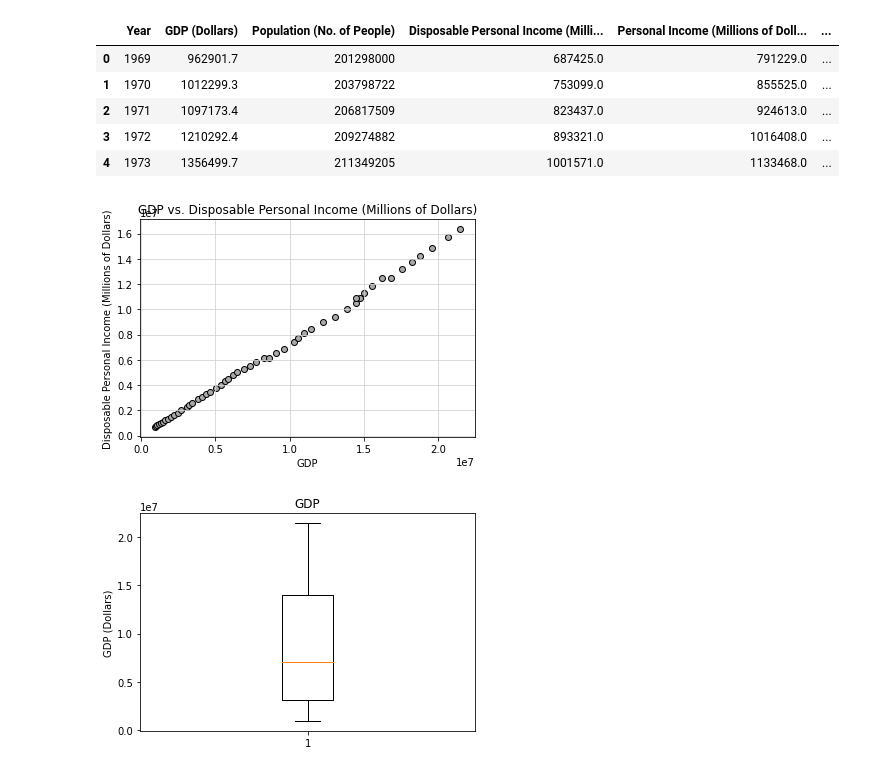
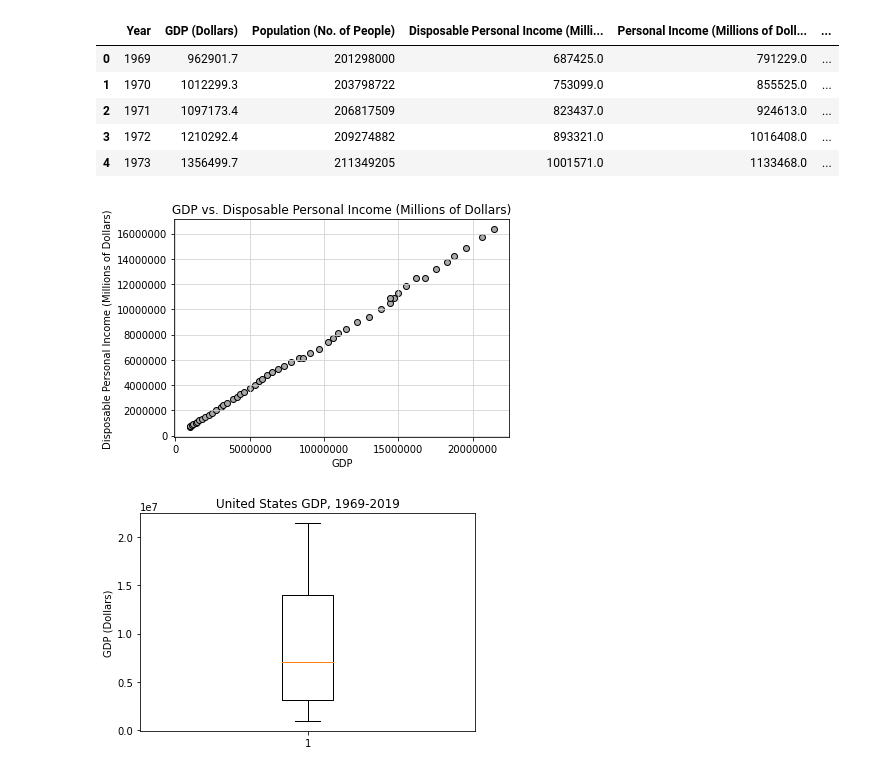
Before and after one commit to brittanijoi94/project-1, a Jupyter notebook: visuals.ipynb, the cells around one changed output. Saved outputs shown, nothing was run; the diff lists cells and outputs as text; code cells hidden in the pictures.

```diff
--- a/visuals.ipynb
+++ b/visuals.ipynb
@@ -251,20 +251,22 @@ gdp_income_df.head()
 # %%
 #using gdp_income_df to create visuals
 
 plt.scatter(gdp_income_df["GDP (Dollars)"],gdp_income_df["Disposable Personal Income (Millions of Dollars)"],edgecolors="black",facecolors="darkgray")
 plt.title("GDP vs. Disposable Personal Income (Millions of Dollars)")
 plt.xlabel("GDP")
 plt.ylabel("Disposable Personal Income (Millions of Dollars)")
 plt.grid (b=True,which="major",axis="both",linestyle="-",color="lightgrey")
+plt.ticklabel_format(style = 'plain')
 plt.savefig("Figure1.png")
 plt.show()
 # %% [output]
-[figure, old version]
+[figure, new version]
 # %%
 fig1, ax1 = plt.subplots()
-ax1.set_title('GDP')
+ax1.set_title('United States GDP, 1969-2019')
 ax1.set_ylabel('GDP (Dollars)')
 ax1.boxplot(gdp_income_df['GDP (Dollars)'])
+plt.savefig("Figure2.png")
 plt.show()
 # %% [output]
-[figure, old version]
+[figure, new version]
```
Also changed, not shown: parts of 5 cells of this notebook, 6 other files.
